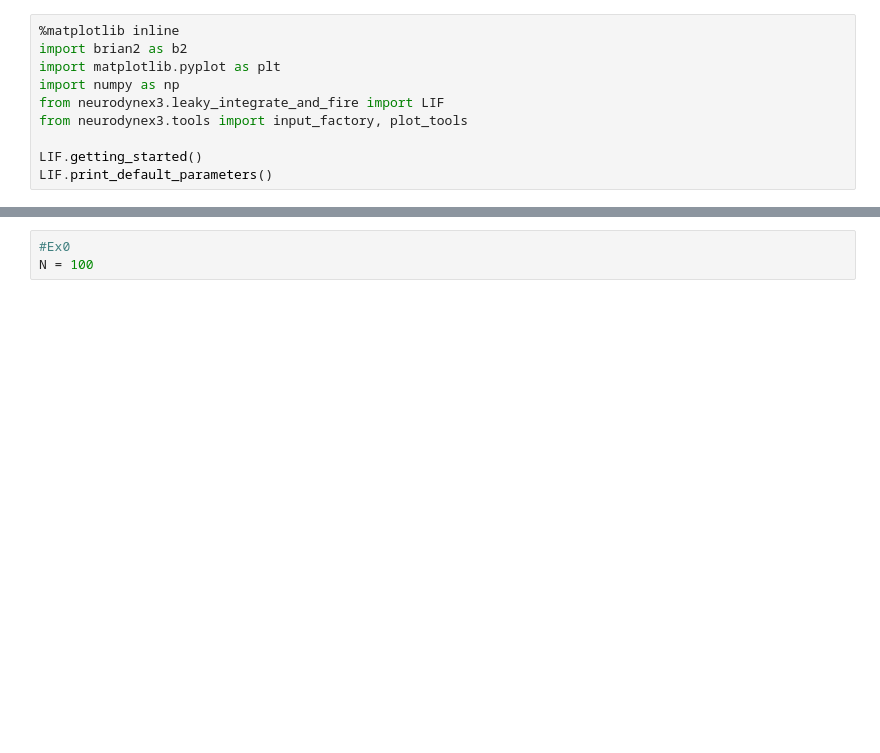
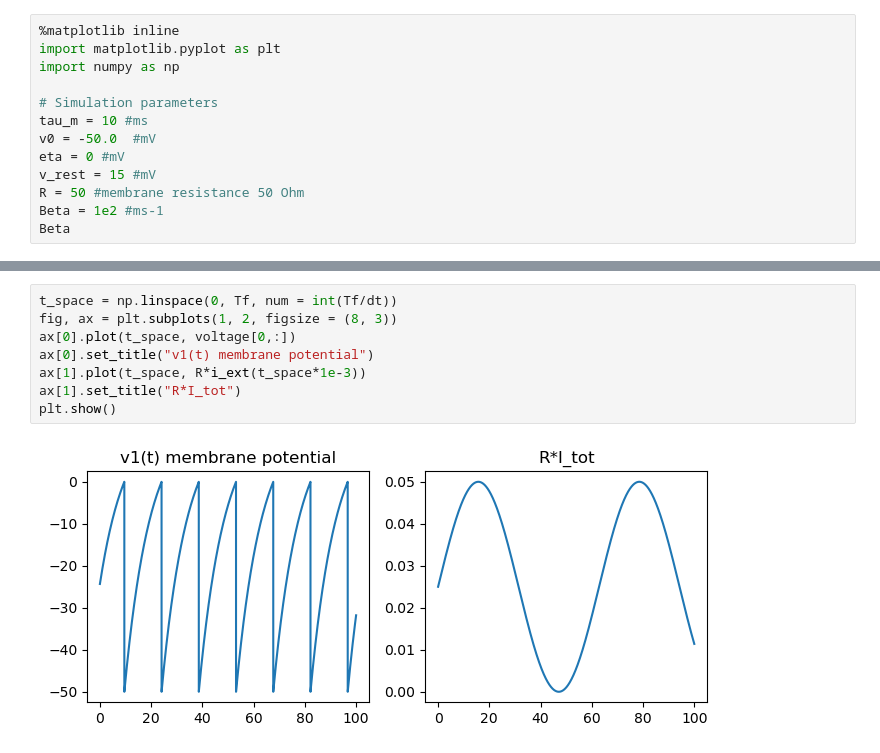
Before and after one commit to louisleger/neurodyn-MP2, a Jupyter notebook: MP2.ipynb, the cells around one changed output, grey strips where cells are left out. Drawn from its saved outputs; the diff is of its cells as text; blank space fills up the shorter version.

```diff
--- a/MP2.ipynb
+++ b/MP2.ipynb
@@ -5,11 +5,14 @@
 # %%
 %matplotlib inline
-import brian2 as b2
 import matplotlib.pyplot as plt
 import numpy as np
-from neurodynex3.leaky_integrate_and_fire import LIF
-from neurodynex3.tools import input_factory, plot_tools
 
-LIF.getting_started()
-LIF.print_default_parameters()
+# Simulation parameters
+tau_m = 10 #ms
+v0 = -50.0  #mV
+eta = 0 #mV
+v_rest = 15 #mV
+R = 50 #membrane resistance 50 Ohm
+Beta = 1e2 #ms-1
+Beta
 # %% [output]
@@ -65,3 +57,10 @@ for t in range(1, int(Tf / dt)):
-# %%
-#Ex0
-N = 100
+# %%
+t_space = np.linspace(0, Tf, num = int(Tf/dt))
+fig, ax = plt.subplots(1, 2, figsize = (8, 3))
+ax[0].plot(t_space, voltage[0,:])
+ax[0].set_title("v1(t) membrane potential")
+ax[1].plot(t_space, R*i_ext(t_space*1e-3))
+ax[1].set_title("R*I_tot")
+plt.show()
+# %% [output]
+[figure, added]
```
Also changed, not shown: parts of 6 cells of this notebook.
